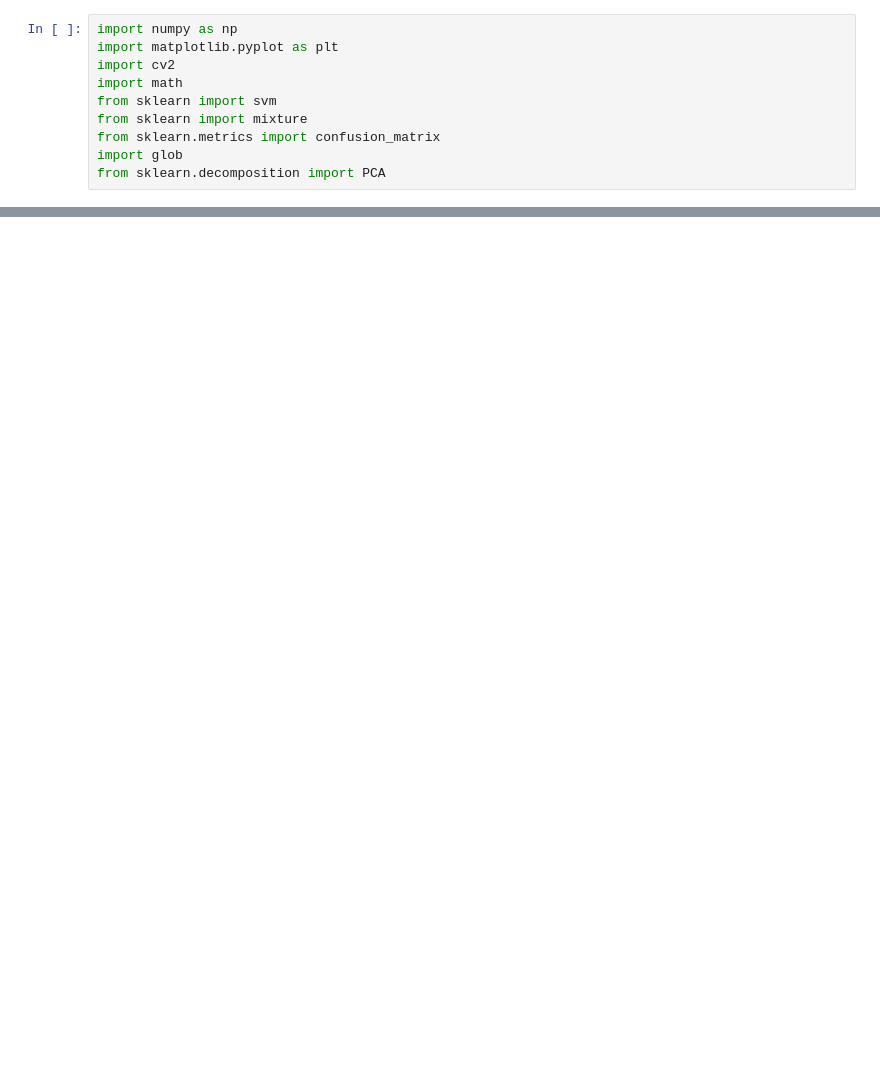
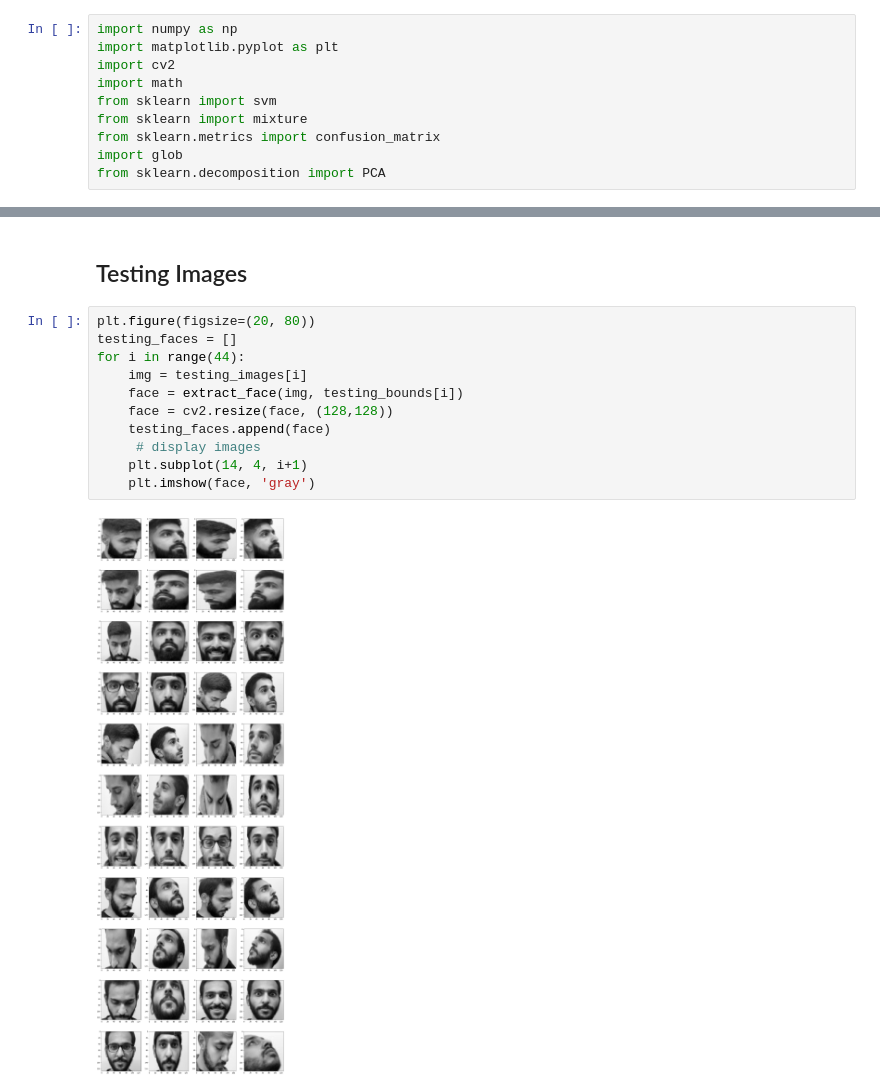
Before and after one commit to adhamelkhouly/face_recognition, a Jupyter notebook: 5_eigenfaces.ipynb, the cells around one changed output, grey strips where cells are left out. Drawn from its saved outputs; the diff is of its cells as text; blank space fills up the shorter version.

```diff
--- a/5_eigenfaces.ipynb
+++ b/5_eigenfaces.ipynb
@@ -116,0 +155,15 @@ for i in range(5):
+# %% [markdown]
+## Testing Images
+# %%
+plt.figure(figsize=(20, 80))
+testing_faces = []
+for i in range(44):
+    img = testing_images[i]
+    face = extract_face(img, testing_bounds[i])
+    face = cv2.resize(face, (128,128))
+    testing_faces.append(face)
+     # display images
+    plt.subplot(14, 4, i+1)
+    plt.imshow(face, 'gray')
+# %% [output]
+[figure, added]
```
Also changed, not shown: parts of 12 cells of this notebook.
